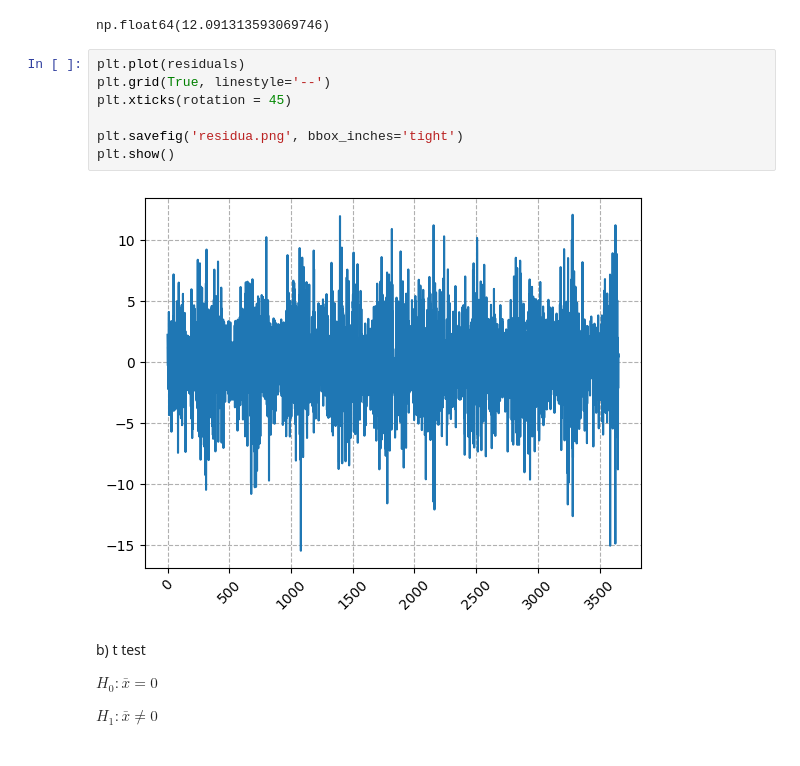
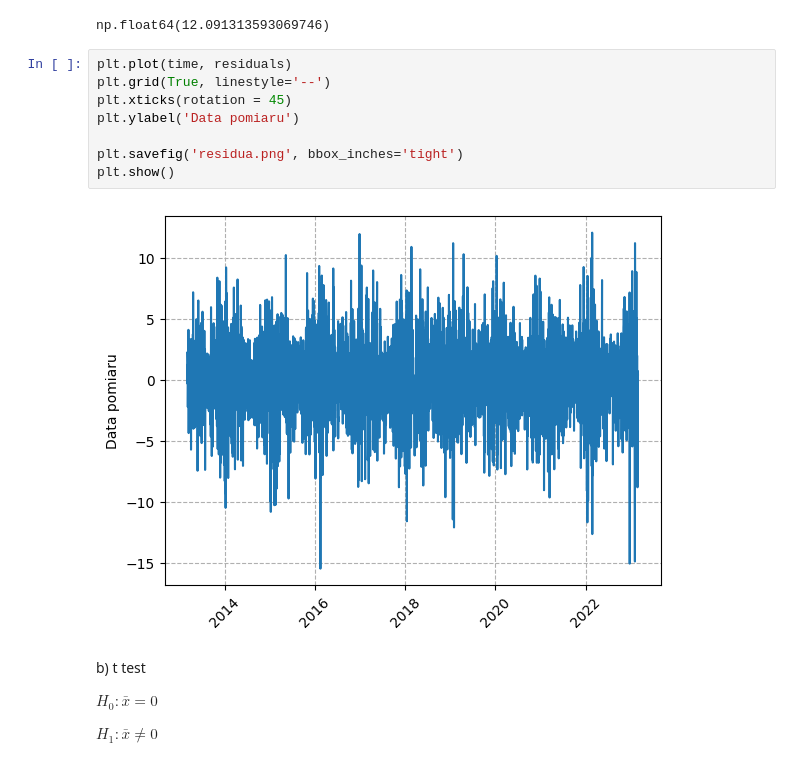
Before and after one commit to MagdalenaSudol/Model_ARMA, a Jupyter notebook: raport_boston.ipynb, the cells around one changed output. Drawn from its saved outputs; the diff is of its cells as text.

```diff
--- a/raport_boston.ipynb
+++ b/raport_boston.ipynb
@@ -481,14 +479,15 @@ np.max(residuals)
 # %% [output]
 np.float64(12.091313593069746)
 # %%
-plt.plot(residuals)
+plt.plot(time, residuals)
 plt.grid(True, linestyle='--')
 plt.xticks(rotation = 45)
+plt.ylabel('Data pomiaru')
 
 plt.savefig('residua.png', bbox_inches='tight')
 plt.show()
 # %% [output]
-[figure, old version]
+[figure, new version]
 # %% [markdown]
 b) t test
 
```
Also changed, not shown: parts of 12 cells of this notebook.
